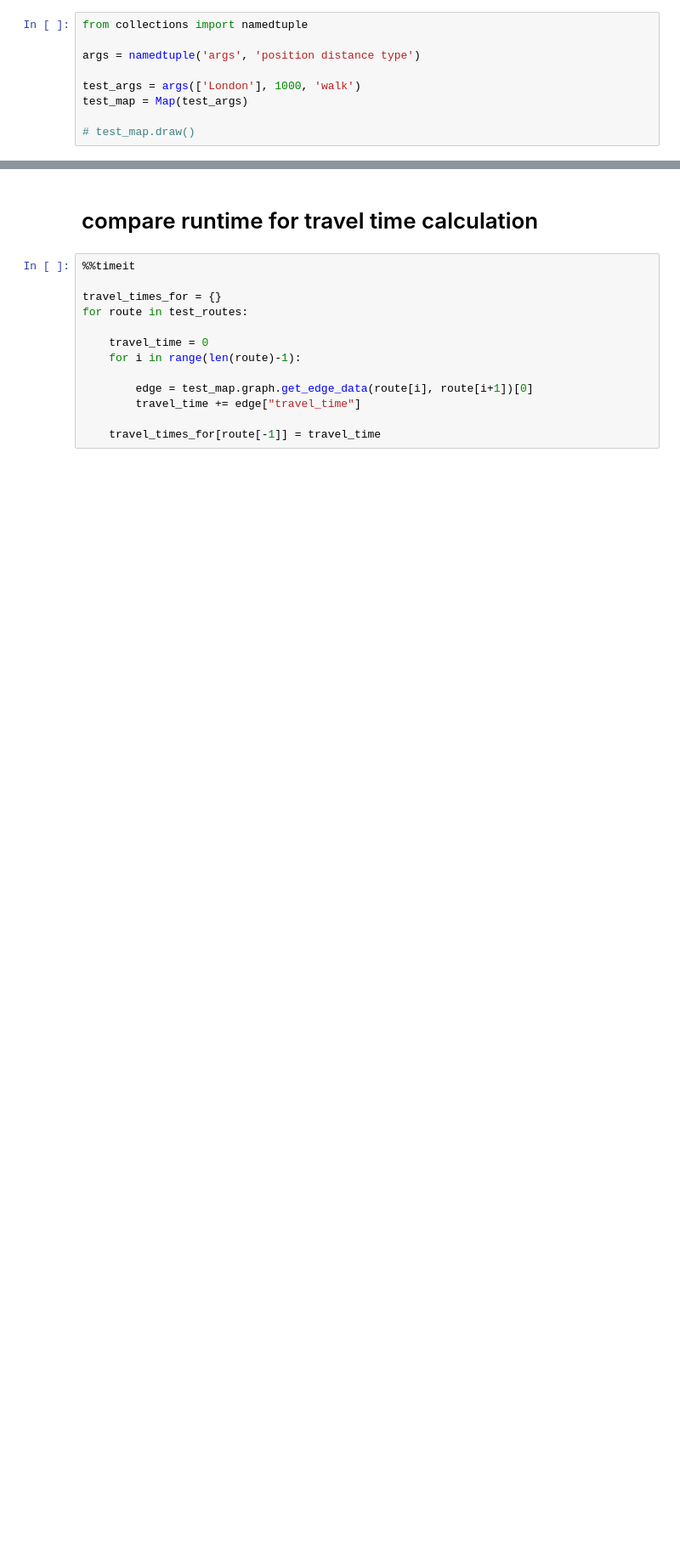
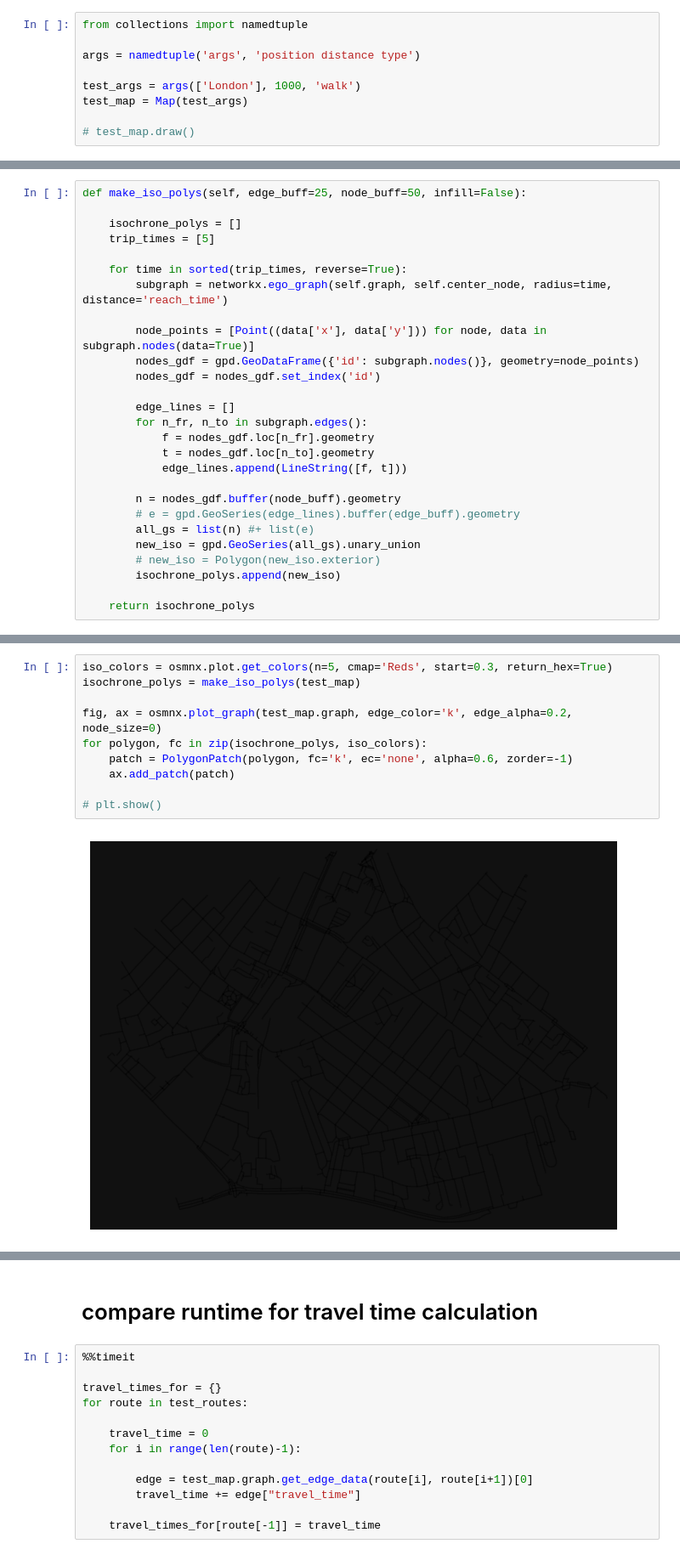
Before and after one commit to Quizznor/machine-learning-from-scratch, a Jupyter notebook: travel_flood_map/testing.ipynb, the cells around one changed output, grey strips where cells are left out. Shown at 85% size. Saved outputs shown, nothing was run; the diff lists cells and outputs as text; blank space fills up the shorter version.

Commit message:
add reach time

```diff
--- a/travel_flood_map/testing.ipynb
+++ b/travel_flood_map/testing.ipynb
@@ -17,0 +20,27 @@ test_routes = test_map.calculate_travel_times()
+# %%
+def make_iso_polys(self, edge_buff=25, node_buff=50, infill=False):
+
+    isochrone_polys = []
+    trip_times = [5]
+
+    for time in sorted(trip_times, reverse=True):
+        subgraph = networkx.ego_graph(self.graph, self.center_node, radius=time, distance='reach_time')
+
+        node_points = [Point((data['x'], data['y'])) for node, data in subgraph.nodes(data=True)]
+        nodes_gdf = gpd.GeoDataFrame({'id': subgraph.nodes()}, geometry=node_points)
+        nodes_gdf = nodes_gdf.set_index('id')
+
+        edge_lines = []
+        for n_fr, n_to in subgraph.edges():
+            f = nodes_gdf.loc[n_fr].geometry
+            t = nodes_gdf.loc[n_to].geometry
+            edge_lines.append(LineString([f, t]))
+
+        n = nodes_gdf.buffer(node_buff).geometry
+        # e = gpd.GeoSeries(edge_lines).buffer(edge_buff).geometry
+        all_gs = list(n) #+ list(e)
+        new_iso = gpd.GeoSeries(all_gs).unary_union
+        # new_iso = Polygon(new_iso.exterior)
+        isochrone_polys.append(new_iso)
+
+    return isochrone_polys
@@ -17,0 +51,12 @@ test_routes = test_map.calculate_travel_times()
+# %%
+iso_colors = osmnx.plot.get_colors(n=5, cmap='Reds', start=0.3, return_hex=True)
+isochrone_polys = make_iso_polys(test_map)
+
+fig, ax = osmnx.plot_graph(test_map.graph, edge_color='k', edge_alpha=0.2, node_size=0)
+for polygon, fc in zip(isochrone_polys, iso_colors):
+    patch = PolygonPatch(polygon, fc='k', ec='none', alpha=0.6, zorder=-1)
+    ax.add_patch(patch)
+
+# plt.show()
+# %% [output]
+[figure, added]
```
Also changed, not shown: parts of 5 cells of this notebook, 1 other file.
